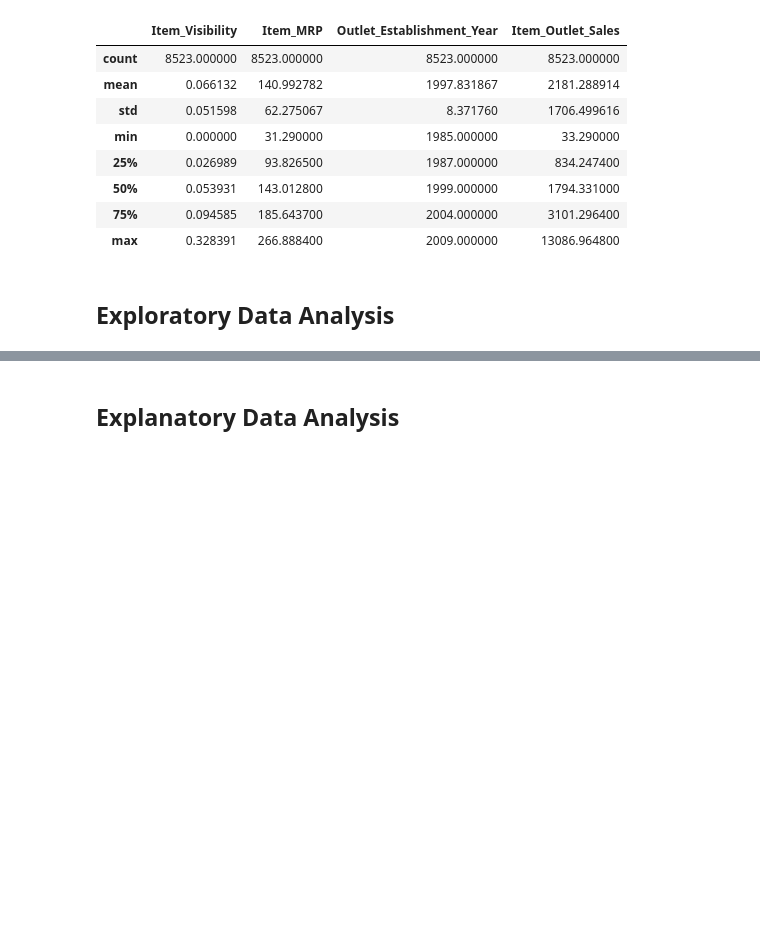
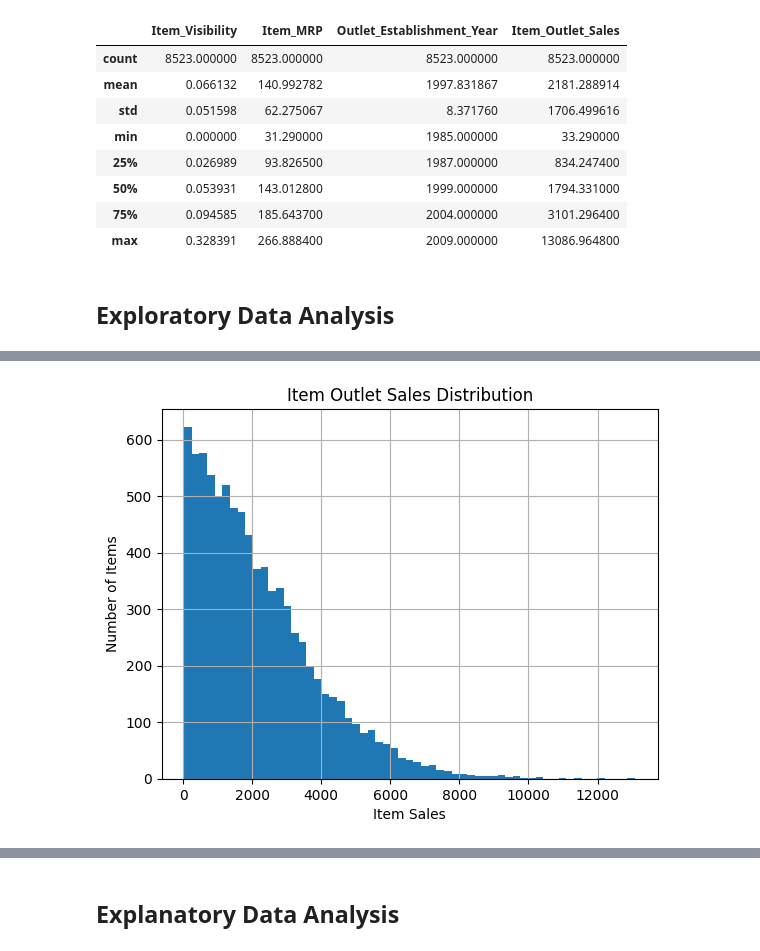
Before and after one commit to DPatt365/Prediction-of-Product-Sales, a Jupyter notebook: SalesPrediction(Project1).ipynb, the cells around one changed output, grey strips where cells are left out. Saved outputs shown, nothing was run; the diff lists cells and outputs as text; code cells hidden in the pictures; blank space fills up the shorter version.

```diff
--- a/SalesPrediction(Project1).ipynb
+++ b/SalesPrediction(Project1).ipynb
@@ -10,8 +10,13 @@ David Patton
 # %%
 import pandas as pd
 import numpy as np
+import seaborn as sns
+import matplotlib.pyplot as plt
+import missingno as msno
+import warnings
+warnings.filterwarnings('ignore')
 
-filename = '/sales_predictions.csv'
+filename = '/content/sales_predictions.csv'
 df_sales = pd.read_csv(filename)
 # %%
 df_sales.info()
@@ -117,7 +122,7 @@ Decide on how to address the missing values and do it! (This requires your judge
 
 Both the 'Item_Weight' and 'Outlet Size' are missing a significant amount of data. I will replace item weight using the mode method because it is a float value with a high standard deviation. For outlet size it makes sense to fill na values with 'Unknown" so that there is no bias to one size or the other.
 # %%
-item_mode = df_sales['Item_Weight'].mode()
+item_mode = df_sales['Item_Weight'].median()
 df_sales['Item_Weight'].fillna(item_mode, inplace=True)
 df_sales.info()
 # %% [output]
@@ -213,0 +233,7 @@ df_sales.describe(include="number")
+# %%
+ax = df_sales['Item_Outlet_Sales'].hist(bins='auto')
+ax.set_title('Item Outlet Sales Distribution')
+ax.set_xlabel('Item Sales')
+ax.set_ylabel('Number of Items');
+# %% [output]
+[figure, added]
```
Also changed, not shown: parts of 9 cells of this notebook.
